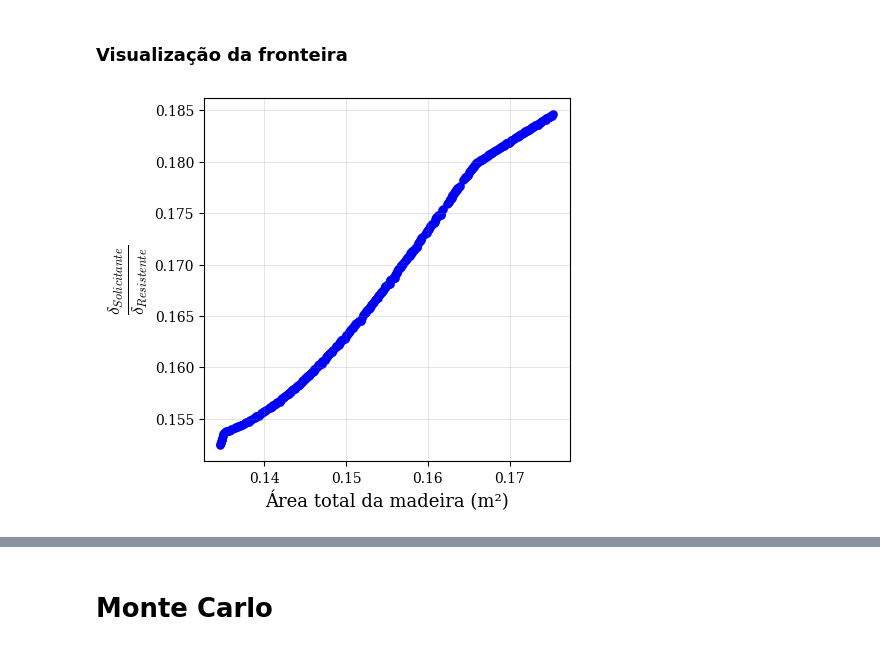
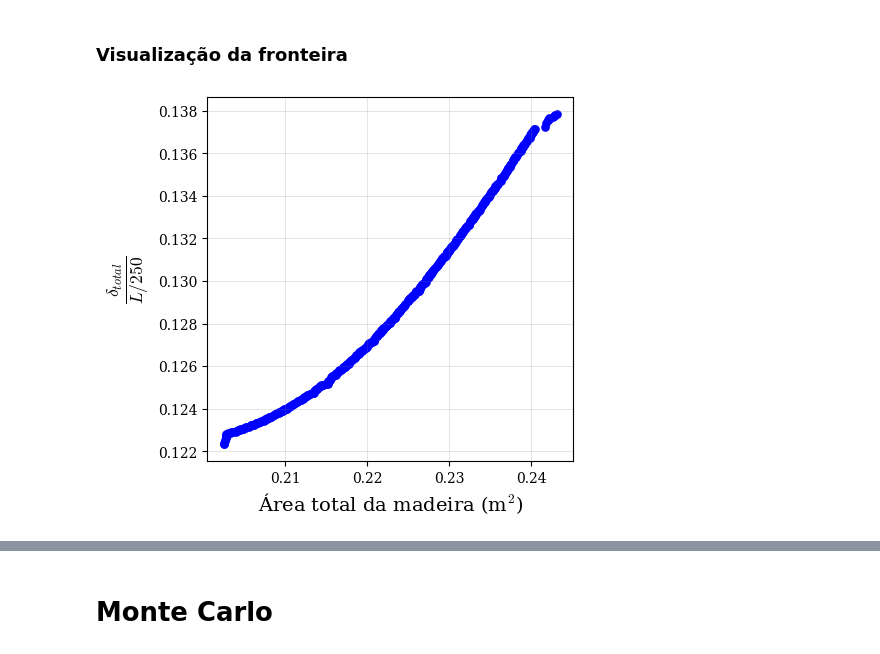
Before and after one commit to wmpjrufg/reliabridge, a Jupyter notebook: testes.ipynb, the cells around one changed output, grey strips where cells are left out. Saved outputs shown, nothing was run; the diff lists cells and outputs as text; code cells hidden in the pictures.

```diff
--- a/testes.ipynb
+++ b/testes.ipynb
@@ -55,7 +55,7 @@ hs    = [5, 60]
 # %% [markdown]
 ### Solução desejada
 # %%
-d   = 45
+d   = 60
 esp = 120
 bw  = 10
 h   = 30
@@ -208,9 +208,9 @@ b_input = b_cm * inches_to_cm
 h_input = h_cm * inches_to_cm
 
 ### Axis and labels (For LateX font format use the dollar sign $)
-label_x = 'Área total da madeira (m²)'                       # Change as you wish
-label_y = r'$\frac{\delta_{Solicitante}}{\delta_{Resistente}}$'                  # Change as you wish
-size_label = 13                                              # Change as you wish
+label_x = r"Área total da madeira (m$^2$)"
+label_y = r"$\frac{\delta_{total}}{L/250}$"                 # Change as you wish
+size_label = 14                                              # Change as you wish
 color_label = 'black'                                         # or hexadecimal. Change as you wish
 size_axis = 10                                               # Change as you wish
 color_axis = 'black'                                           # or hexadecimal. Change as you wish
@@ -218,35 +218,35 @@ color_axis = 'black'                                           # or hexadecimal.
 ### Scatter
 alpha_scatter = 1.0                                             # Change as you wish
 color_scatter = 'blue'                                          # Change as you wish
 size_scatter = 27                                               # Change as you wish
 
 ### Grid
 on_or_off = True
 line_width_grid = 0.5                                       # Change as you wish
 alpha_grid = 0.3                                            # Change as you wish
 style_grid = '-'                                            # Change as you wish
 color_grid = 'gray'                                         # or hexadecimal. Change as you wish
 
 ### Figure
 fig, ax = plt.subplots(figsize=(b_input, h_input))
 ax.tick_params(axis='both', which='major', labelsize=size_axis, colors=color_axis)
 ax.set_xlabel(label_x, fontsize=size_label, color=color_label)
 ax.set_ylabel(label_y, fontsize=18, color=color_label)
 
 ### Title. Do you need a title? Use the cell bellow:
 # ax.set_title('Sine Wave Plot', fontsize=16)
 
 ### Config grid
 plt.grid(on_or_off, which='both', linestyle=style_grid, linewidth=line_width_grid, color=color_grid, alpha=alpha_grid)
 
 ### Plot data
 ax.scatter(res_nsga["area [m²]"].to_list(), res_nsga["delta [-]"].to_list(), alpha=alpha_scatter, color=color_scatter, s=size_scatter)
 
 ### Save. Do you need save? Use the cell bellow:
-fig.savefig(f'{name}.png', dpi=dpi, bbox_inches='tight')
+fig.savefig(f'z_{name}.png', dpi=dpi, bbox_inches='tight')
 plt.show()
 # %% [output]
-[figure, old version]
+[figure, new version]
 # %%
 # plt.rc('font', family='serif')
 # plt.figure(figsize=(5, 5))
```
Also changed, not shown: parts of 11 cells of this notebook, 4 other files.
